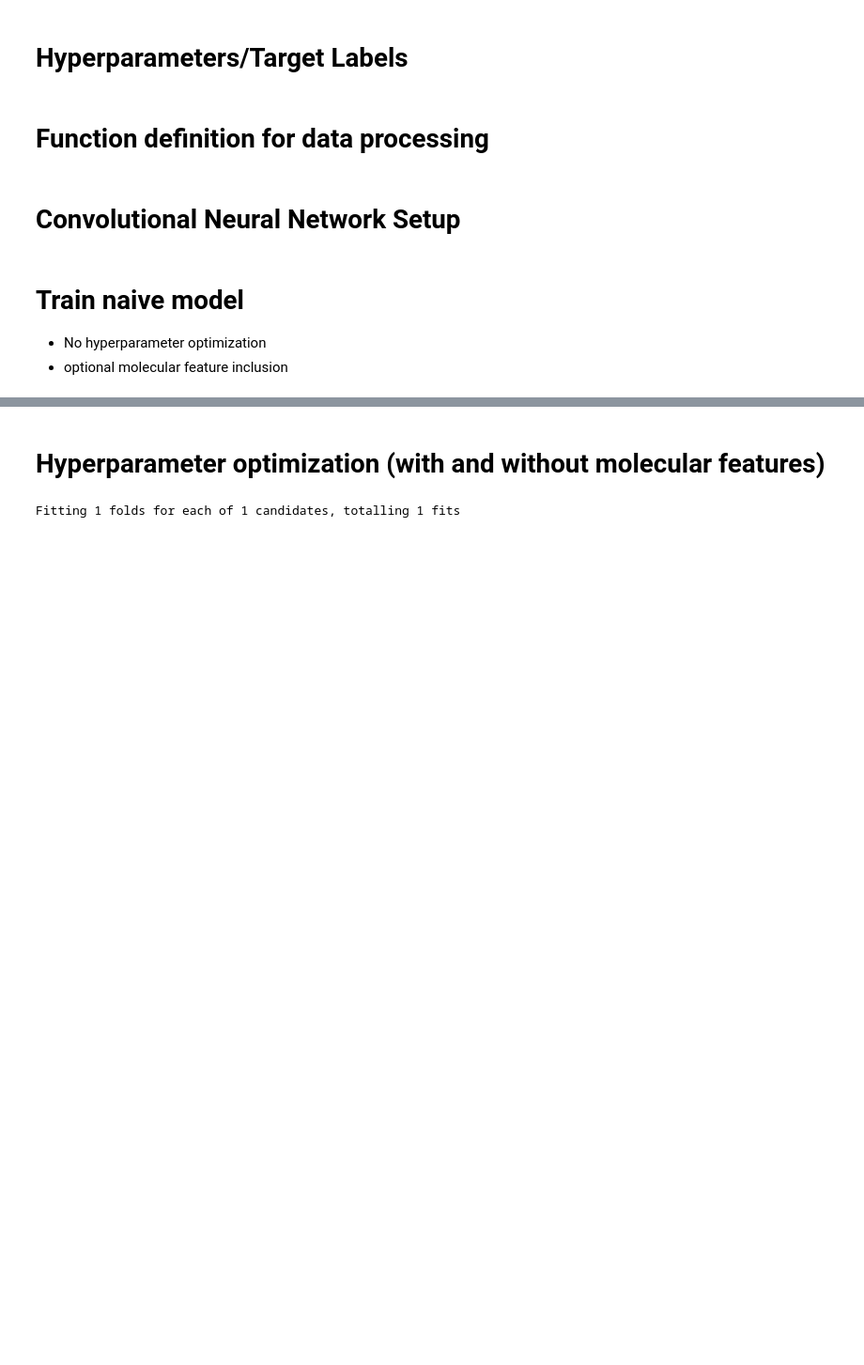
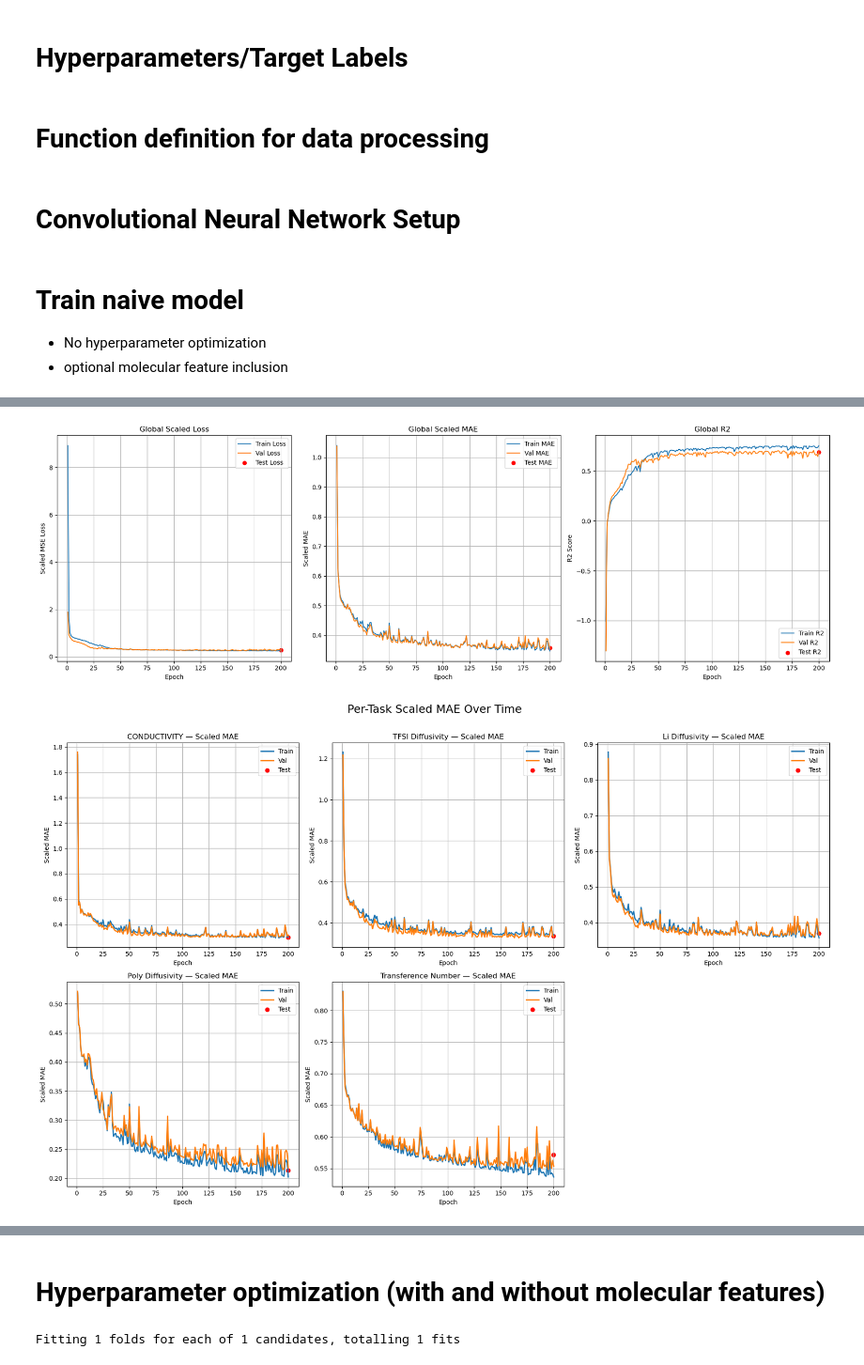
Before and after one commit to phuangthongs/Ionic-Conductivity-Prediction-Project, a Jupyter notebook: cgcnn_test.ipynb, the cells around one changed output, grey strips where cells are left out. Shown at 94% size. Drawn from its saved outputs; the diff is of its cells as text; code cells hidden in the pictures; blank space fills up the shorter version.

Commit message:
10 iter version of full run

```diff
--- a/cgcnn_test.ipynb
+++ b/cgcnn_test.ipynb
@@ -402,11 +411,10 @@ def eval_epoch(model, loader, scaler: StandardScaler, device):
             total_loss += loss.item() * batch1.num_graphs
 
             out_unscaled = scaler.inverse_transform(out_scaled.cpu().numpy())
-            y_unscaled = batch1.y.cpu().numpy()  # raw y already unscaled
 
             all_preds.append(out_unscaled)
             all_preds_scaled.append(out_scaled_np)
-            all_ys.append(y_unscaled)
+            all_ys.append(y_cpu)
             all_ys_scaled.append(y_scaled_np)
 
             all_masks.append(batch1.y_mask.cpu().numpy())
@@ -447,7 +455,7 @@ def eval_epoch(model, loader, scaler: StandardScaler, device):
 
     # compute global loss/MAE across all tasks using masking
     overall_loss = total_loss / len(loader.dataset)
-    overall_mae = masked_mae(preds, ys, masks)
+    overall_mae = masked_mae(preds_scaled, ys_scaled, masks)
     overall_r2 = np.mean(per_task_r2)
 
     return overall_loss, overall_mae, overall_r2, per_task_mae, per_task_r2, preds, ys, masks
@@ -459,7 +467,7 @@ def create_splits(df: pd.DataFrame, frac_train=0.8, frac_val=0.125):
     test_size = 1.0 - frac_train
     idx = np.arange(n)
     train_idx, test_idx = train_test_split(idx, test_size=test_size)
-    train_idx, val_idx = train_test_split(train_idx, test_size=frac_val / frac_train)
+    train_idx, val_idx = train_test_split(train_idx, test_size=frac_val * frac_train)
 
     return train_idx.tolist(), val_idx.tolist(), test_idx.tolist()
 # %%
@@ -655,12 +664,9 @@ def model_execution(csv_path=csv_path,
         return model, metrics, scaler
 # %%
 # Plot metrics for final model
-
-def plot_all_metrics(metrics, target_cols, num_epochs):
+def plot_all_metrics(metrics, target_cols, num_epochs, save_prefix=None):
     epochs = np.arange(1, num_epochs + 1)
-
-
-    fig_global, (ax1,ax2,ax3) = plt.subplots(1, 3, figsize=(18,6))
+    fig_global, (ax1, ax2, ax3) = plt.subplots(1, 3, figsize=(18,6))
 
     # GLOBAL LOSS
     ax1.grid(True)
@@ -669,7 +675,7 @@ def plot_all_metrics(metrics, target_cols, num_epochs):
     ax1.scatter([num_epochs], [metrics["test"]["loss"]], color="red", label="Test Loss")
     ax1.set_xlabel("Epoch")
     ax1.set_ylabel("Scaled MSE Loss")
-    ax1.set_title("Global Loss")
+    ax1.set_title("Global Scaled Loss")
     ax1.legend()
 
     # GLOBAL MAE
@@ -678,8 +684,8 @@ def plot_all_metrics(metrics, target_cols, num_epochs):
     ax2.plot(epochs, metrics["val"]["mae"],   label="Val MAE")
     ax2.scatter([num_epochs], [metrics["test"]["mae"]], color="red", label="Test MAE")
     ax2.set_xlabel("Epoch")
-    ax2.set_ylabel("MAE")
-    ax2.set_title("Global MAE")
+    ax2.set_ylabel("Scaled MAE")
+    ax2.set_title("Global Scaled MAE")
     ax2.legend()
 
     # GLOBAL R2
@@ -693,6 +699,8 @@ def plot_all_metrics(metrics, target_cols, num_epochs):
     ax3.legend()
 
     fig_global.tight_layout()
+    if save_prefix is not None:
+        fig_global.savefig(f"{save_prefix + ('_' if save_prefix != '' else '')}global_performance.png", dpi=300, transparent=True)
     plt.show()
 
     # PER-TASK MAE SUBPLOTS
@@ -700,7 +708,7 @@ def plot_all_metrics(metrics, target_cols, num_epochs):
     ncols = math.ceil(math.sqrt(T))
     nrows = math.ceil(T / ncols)
 
-    fig, axes = plt.subplots(nrows, ncols, figsize=(15, 12))
+    fig, axes = plt.subplots(nrows, ncols, figsize=(18, 12))
     axes = axes.flatten()
 
     for idx, t in enumerate(target_cols):
@@ -714,9 +722,9 @@ def plot_all_metrics(metrics, target_cols, num_epochs):
         if test_val is not None:
             ax.scatter([num_epochs], [test_val], color="red", s=40, label="Test")
 
-        ax.set_title(f"{t} — MAE")
+        ax.set_title(f"{t} — Scaled MAE")
         ax.set_xlabel("Epoch")
-        ax.set_ylabel("MAE")
+        ax.set_ylabel("Scaled MAE")
         ax.grid(True)
         ax.legend()
 
@@ -724,12 +732,15 @@ def plot_all_metrics(metrics, target_cols, num_epochs):
     for j in range(idx+1, len(axes)):
         fig.delaxes(axes[j])
 
-    fig.suptitle("Per-Task MAE Over Time", fontsize=18)
+    fig.suptitle("Per-Task Scaled MAE Over Time", fontsize=18)
     plt.tight_layout(rect=[0, 0.03, 1, 0.97])
+
+    if save_prefix is not None:
+        fig.savefig(f"{save_prefix + ('_' if save_prefix != '' else '')}per_task_mae.png", dpi=300, transparent=True)
     plt.show()
 
     # PER-TASK R2 SUBPLOTS
-    fig, axes = plt.subplots(nrows, ncols, figsize=(15, 12))
+    fig, axes = plt.subplots(nrows, ncols, figsize=(18, 12))
     axes = axes.flatten()
 
     for idx, t in enumerate(target_cols):
@@ -757,14 +768,15 @@ def plot_all_metrics(metrics, target_cols, num_epochs):
 
     fig.suptitle("Per-Task R2 Over Time", fontsize=18)
     plt.tight_layout(rect=[0, 0.03, 1, 0.97])
+    if save_prefix is not None:
+        fig.savefig(f"{save_prefix + ('_' if save_prefix != '' else '')}per_task_r2.png", dpi=300, transparent=True)
     plt.show()
 # %% [markdown]
 # Train naive model
 * No hyperparameter optimization
 * optional molecular feature inclusion
 # %%
-naive_model, naive_metrics, _, _, _, _ = model_execution('./data/temp_full_data.csv', target_cols_labels, include_mol_features=True, return_predictions=True)
-plot_all_metrics(naive_model, target_cols_labels, num_epochs)
+naive_model, naive_metrics, _ = model_execution('./data/temp_full_data.csv', target_cols_labels, include_mol_features=True)
 # %% [output]
 NVIDIA GeForce RTX 5090 with CUDA capability sm_120 is not compatible with the current PyTorch installation.
 The current PyTorch install supports CUDA capabilities sm_50 sm_60 sm_61 sm_70 sm_75 sm_80 sm_86 sm_89 sm_90 compute_90.
@@ -776,0 +786,5 @@ If you want to use the NVIDIA GeForce RTX 5090 GPU with PyTorch, please check th
+# %%
+plot_all_metrics(naive_metrics, target_cols_labels, num_epochs)
+# %% [output]
+[figure, added]
+[figure, added]
```
Also changed, not shown: parts of 20 cells of this notebook, 8 other files.
